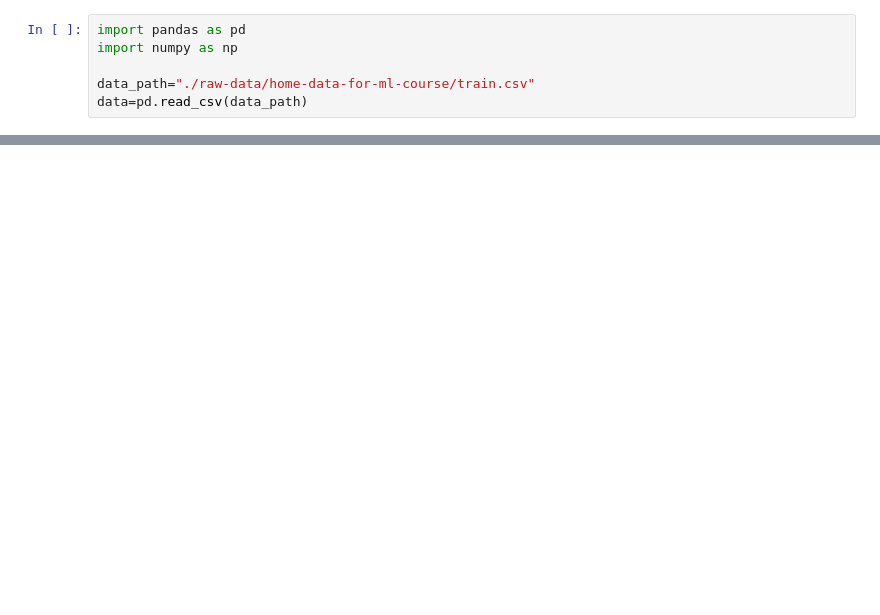
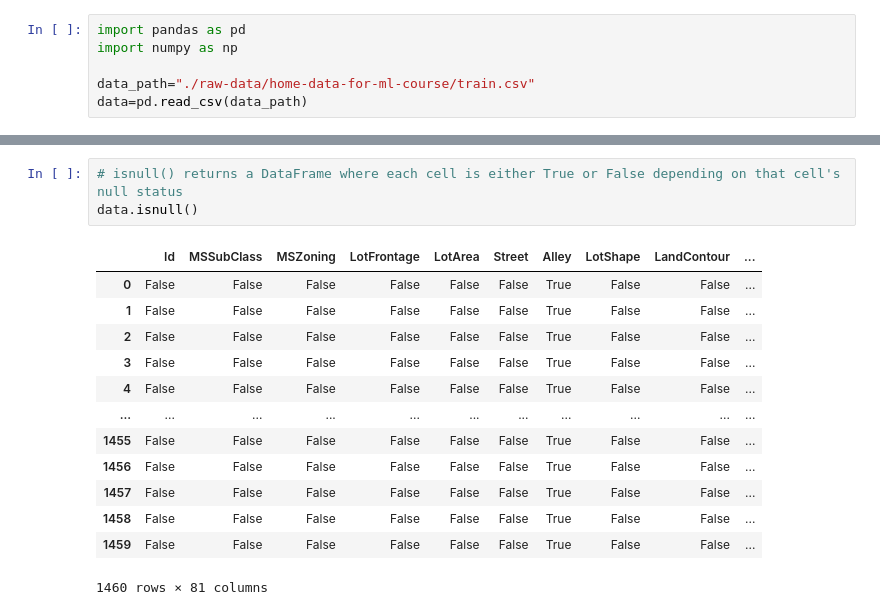
Before and after one commit to Raj-Pansuriya/Data_Science, a Jupyter notebook: basics.ipynb, the cells around one changed output, grey strips where cells are left out. Drawn from its saved outputs; the diff is of its cells as text; blank space fills up the shorter version.

Commit message:
Add few more basic functionalities such as .isnull(), .isnull().sum(), .column() etc

```diff
--- a/basics.ipynb
+++ b/basics.ipynb
@@ -94,0 +97,17 @@ data.corr()
+# %%
+# isnull() returns a DataFrame where each cell is either True or False depending on that cell's null status
+data.isnull()
+# %% [output]
+|  | Id | MSSubClass | MSZoning | LotFrontage | LotArea | Street | Alley | LotShape | LandContour | ... |
+| 0 | False | False | False | False | False | False | True | False | False | ... |
+| 1 | False | False | False | False | False | False | True | False | False | ... |
+| 2 | False | False | False | False | False | False | True | False | False | ... |
+| 3 | False | False | False | False | False | False | True | False | False | ... |
+| 4 | False | False | False | False | False | False | True | False | False | ... |
+| ... | ... | ... | ... | ... | ... | ... | ... | ... | ... | ... |
+| 1455 | False | False | False | False | False | False | True | False | False | ... |
+| 1456 | False | False | False | False | False | False | True | False | False | ... |
+| 1457 | False | False | False | False | False | False | True | False | False | ... |
+| 1458 | False | False | False | False | False | False | True | False | False | ... |
+| 1459 | False | False | False | False | False | False | True | False | False | ... |
+1460 rows × 81 columns
```
Also changed, not shown: parts of 15 cells of this notebook.
